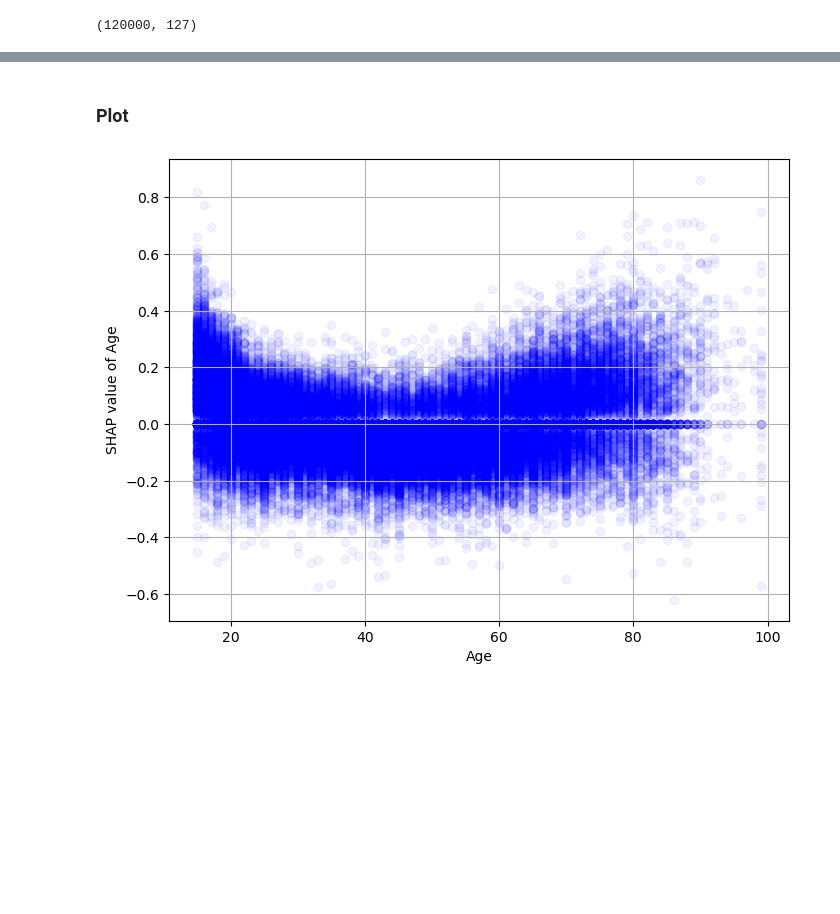
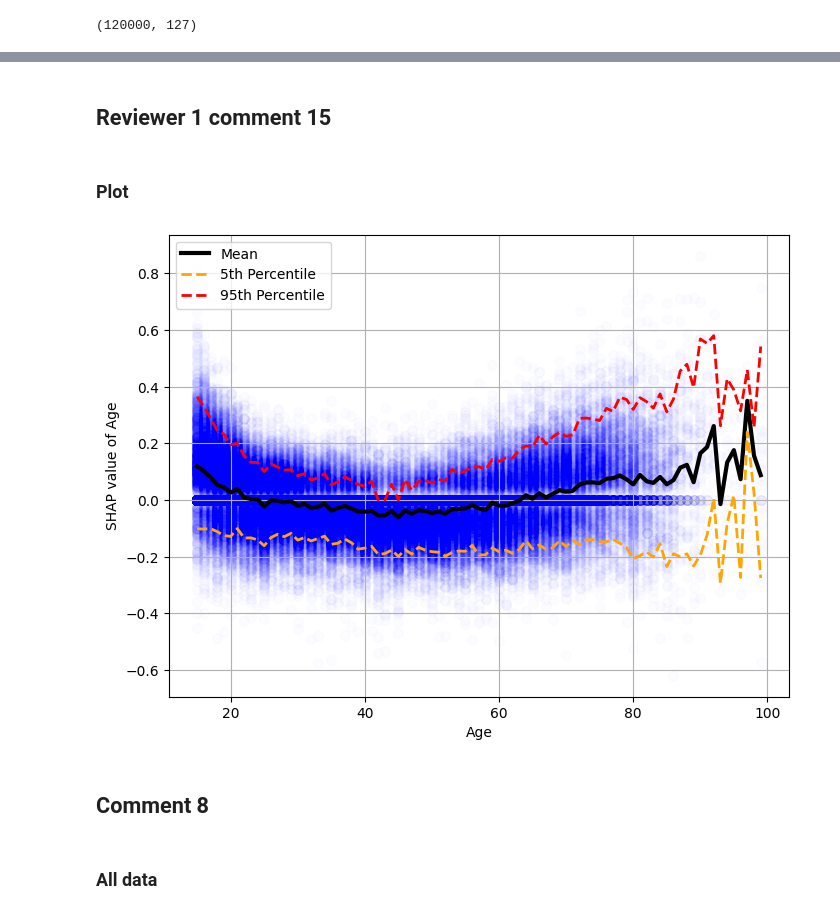
Before and after one commit to MichaelChaoLi-cpu/GallupWellBeingResearch, a Jupyter notebook: Code/ML_Rev1_Rev1Comment7&8Visualization_v1.ipynb, the cells around one changed output, grey strips where cells are left out. Cells and saved outputs as stored; diff of their text form; code cells hidden in the pictures; blank space fills up the shorter version.

```diff
--- a/Code/ML_Rev1_Rev1Comment7&8Visualization_v1.ipynb
+++ b/Code/ML_Rev1_Rev1Comment7&8Visualization_v1.ipynb
@@ -40,12 +688,33 @@ Concat_Shap.shape
+# %% [markdown]
+## Reviewer 1 comment 15
 # %% [markdown]
 ### Plot
+# %%
+# Group by Age and calculate percentiles
+summary_df = Concat_Shap.groupby('Age')['Age_shap'].agg(
+    mean='mean',
+    q05=lambda x: x.quantile(0.05),
+    q95=lambda x: x.quantile(0.95)
+).reset_index()
 # %%
 plt.figure(figsize=(8, 6))
-plt.scatter(Concat_Shap['Age'], Concat_Shap['Age_shap'], color='blue', alpha = 0.05)
+plt.scatter(Concat_Shap['Age'], Concat_Shap['Age_shap'], color='blue', alpha = 0.01, marker = '.', s=200)
+
+# Overlay percentiles
+plt.plot(summary_df['Age'], summary_df['mean'], color='black', label='Mean', linewidth=3)
+plt.plot(summary_df['Age'], summary_df['q05'], color='orange', linestyle='--', label='5th Percentile', linewidth=2)
+plt.plot(summary_df['Age'], summary_df['q95'], color='red', linestyle='--', label='95th Percentile', linewidth=2)
+
+
 plt.xlabel('Age')
 plt.ylabel('SHAP value of Age')
 plt.grid(True)
+plt.legend(loc = 'upper left')
 plt.savefig('Figures/AgeSHAP.jpg', format='jpg', dpi=300, bbox_inches='tight')
 plt.show()
 # %% [output]
-[figure, old version]
+[figure, new version]
+# %% [markdown]
+## Comment 8
+# %% [markdown]
+### All data
```
Also changed, not shown: parts of 112 cells of this notebook, 5 other files.
